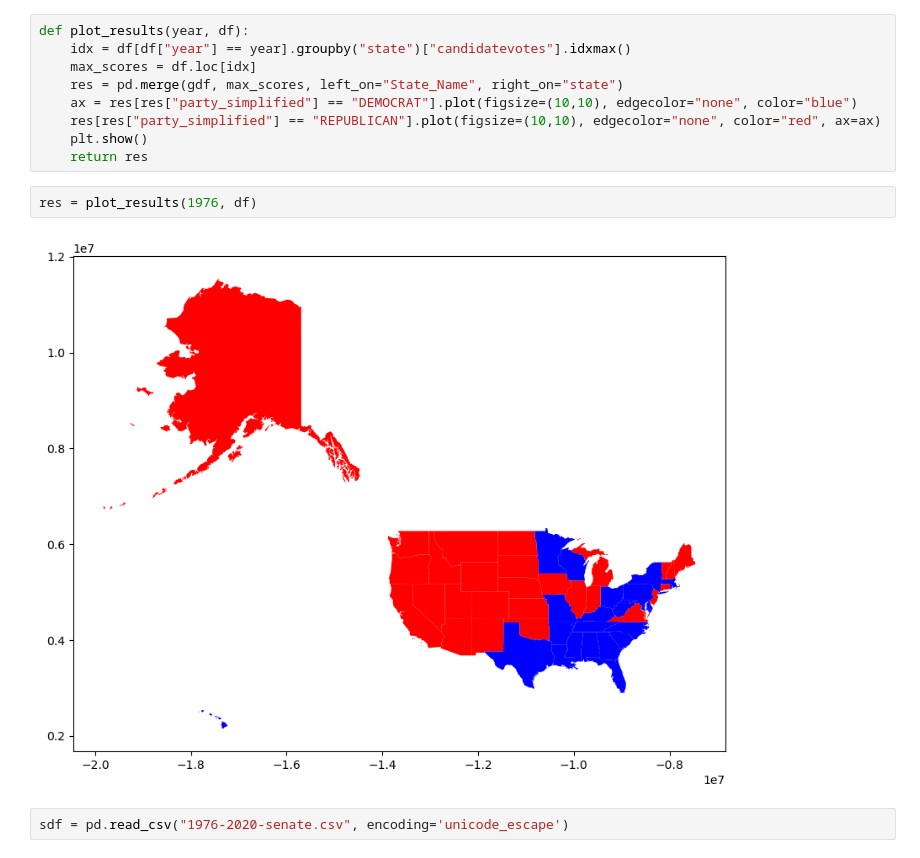
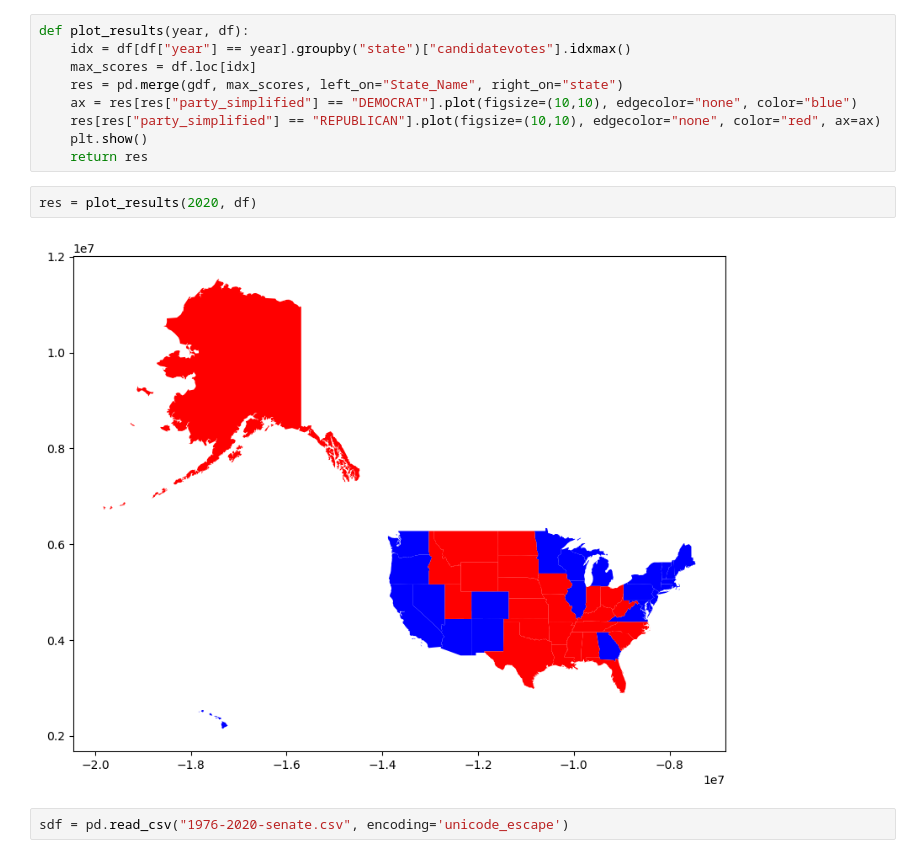
Before and after one commit to MatthewFricker/2024-US-Election-Project, a Jupyter notebook: EDA.ipynb, the cells around one changed output. Drawn from its saved outputs; the diff is of its cells as text.

```diff
--- a/EDA.ipynb
+++ b/EDA.ipynb
@@ -55,9 +55,9 @@ def plot_results(year, df):
     plt.show()
     return res
 # %%
-res = plot_results(1976, df)
+res = plot_results(2020, df)
 # %% [output]
-[figure, old version]
+[figure, new version]
 # %%
 sdf = pd.read_csv("1976-2020-senate.csv", encoding='unicode_escape')
 # %%
```
Also changed, not shown: parts of 17 cells of this notebook, 10 other files.
